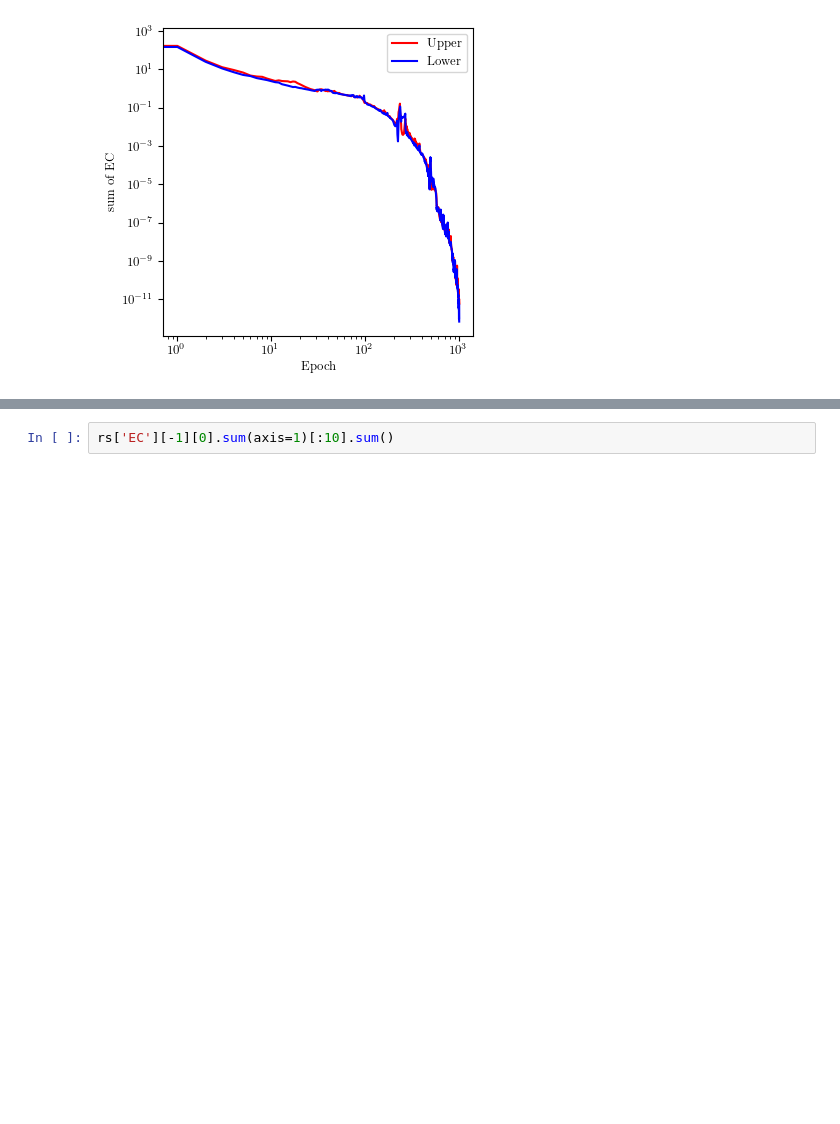
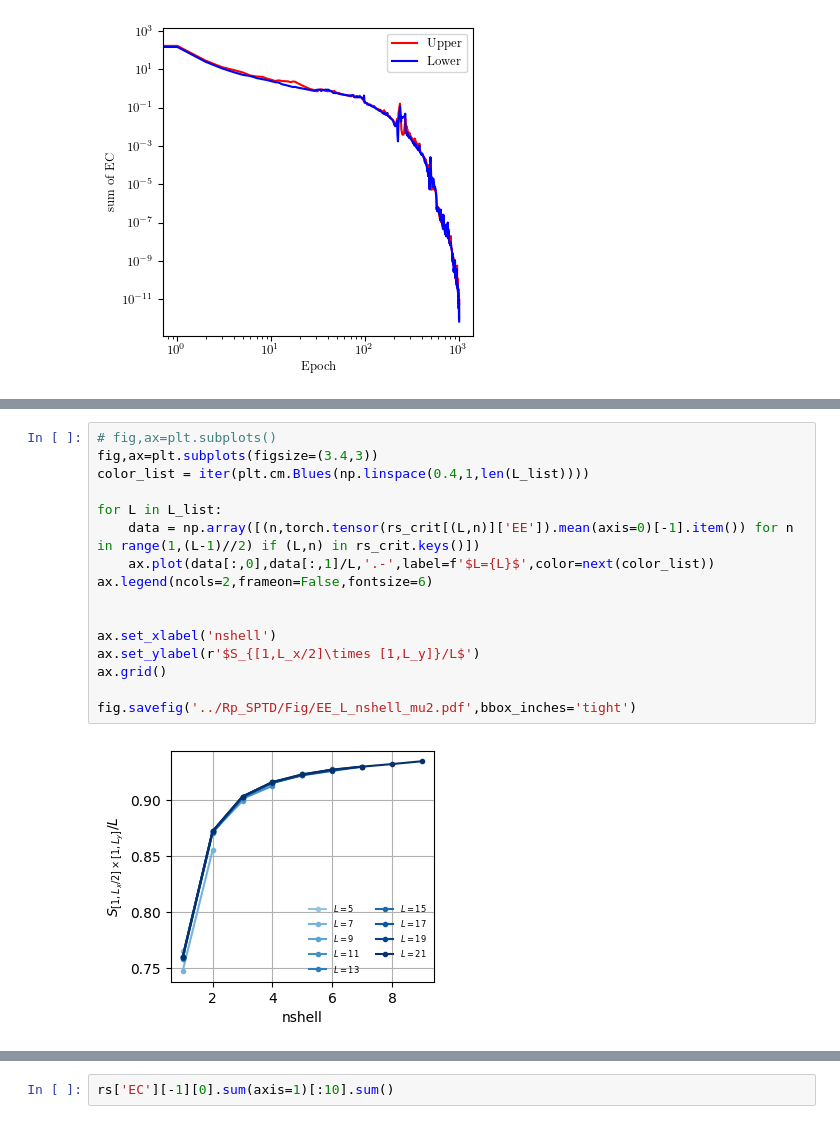
Before and after one commit to hainingpan/GTN, a Jupyter notebook: test_pytorch.ipynb, the cells around one changed output, grey strips where cells are left out. Saved outputs shown, nothing was run; the diff lists cells and outputs as text; blank space fills up the shorter version.

```diff
--- a/test_pytorch.ipynb
+++ b/test_pytorch.ipynb
@@ -755,0 +580,18 @@ Text(0, 0.5, 'sum of EC')
+# %%
+# fig,ax=plt.subplots()
+fig,ax=plt.subplots(figsize=(3.4,3))
+color_list = iter(plt.cm.Blues(np.linspace(0.4,1,len(L_list))))
+
+for L in L_list:
+    data = np.array([(n,torch.tensor(rs_crit[(L,n)]['EE']).mean(axis=0)[-1].item()) for n in range(1,(L-1)//2) if (L,n) in rs_crit.keys()])
+    ax.plot(data[:,0],data[:,1]/L,'.-',label=f'$L={L}$',color=next(color_list))
+ax.legend(ncols=2,frameon=False,fontsize=6)
+
+
+ax.set_xlabel('nshell')
+ax.set_ylabel(r'$S_{[1,L_x/2]\times [1,L_y]}/L$')
+ax.grid()
+
+fig.savefig('../Rp_SPTD/Fig/EE_L_nshell_mu2.pdf',bbox_inches='tight')
+# %% [output]
+[figure, added]
```
Also changed, not shown: parts of 63 cells of this notebook.
